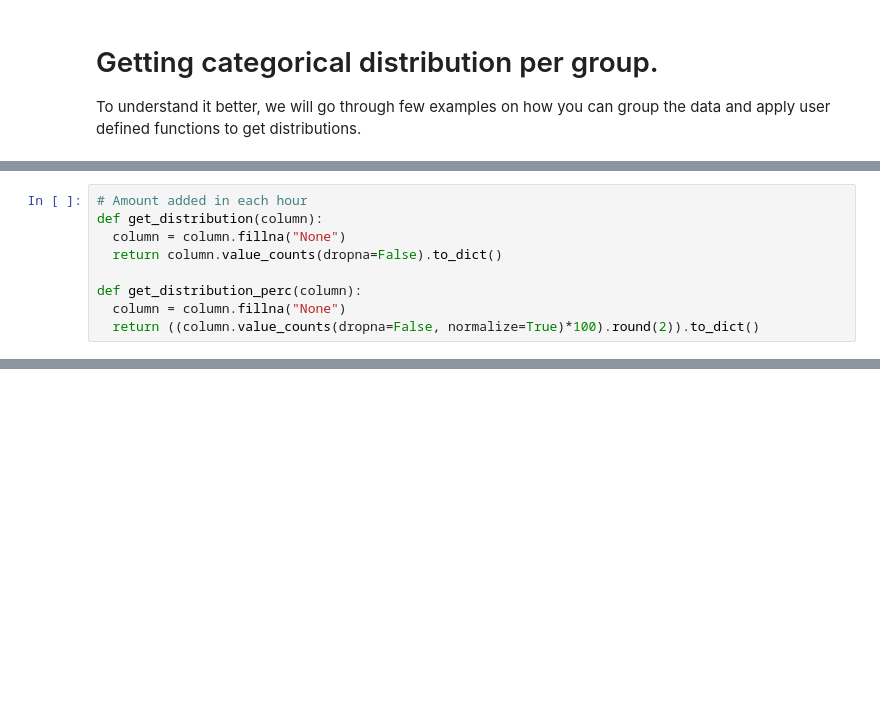
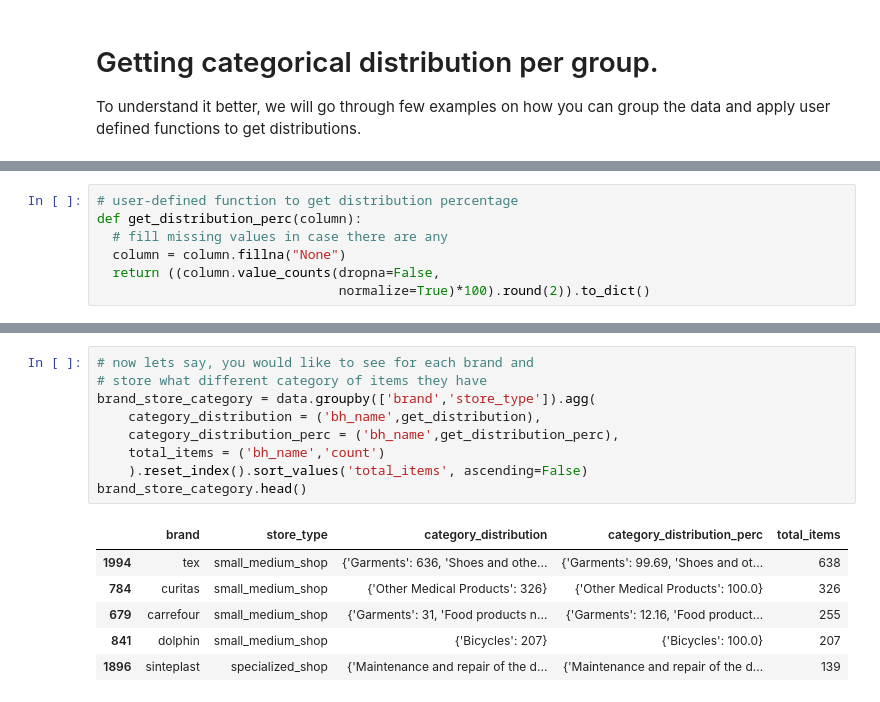
Before and after one commit to ankitgoel1602/data-science, a Jupyter notebook: data-analysis/pandas-groups/pandas_apply_user_defined_functions_on_groups.ipynb, the cells around one changed output, grey strips where cells are left out. Saved outputs shown, nothing was run; the diff lists cells and outputs as text; blank space fills up the shorter version.

Commit message:
The notebook for the Pandas groups blog with final changes

```diff
--- a/data-analysis/pandas-groups/pandas_apply_user_defined_functions_on_groups.ipynb
+++ b/data-analysis/pandas-groups/pandas_apply_user_defined_functions_on_groups.ipynb
@@ -58,9 +64,0 @@ To understand it better, we will go through few examples on how you can group th
-# %%
-# Amount added in each hour
-def get_distribution(column):
-  column = column.fillna("None")
-  return column.value_counts(dropna=False).to_dict()
-
-def get_distribution_perc(column):
-  column = column.fillna("None")
-  return ((column.value_counts(dropna=False, normalize=True)*100).round(2)).to_dict()
@@ -247,0 +88,7 @@ data.groupby([pd.Grouper(key='created_at', freq='M'), 'store_type'])\
+# %%
+# user-defined function to get distribution percentage
+def get_distribution_perc(column):
+  # fill missing values in case there are any
+  column = column.fillna("None")
+  return ((column.value_counts(dropna=False,
+                               normalize=True)*100).round(2)).to_dict()
@@ -247,0 +123,16 @@ data.groupby([pd.Grouper(key='created_at', freq='M'), 'store_type'])\
+# %%
+# now lets say, you would like to see for each brand and
+# store what different category of items they have
+brand_store_category = data.groupby(['brand','store_type']).agg(
+    category_distribution = ('bh_name',get_distribution),
+    category_distribution_perc = ('bh_name',get_distribution_perc),
+    total_items = ('bh_name','count')
+    ).reset_index().sort_values('total_items', ascending=False)
+brand_store_category.head()
+# %% [output]
+|  | brand | store_type | category_distribution | category_distribution_perc | total_items |
+| 1994 | tex | small_medium_shop | {'Garments': 636, 'Shoes and othe... | {'Garments': 99.69, 'Shoes and ot... | 638 |
+| 784 | curitas | small_medium_shop | {'Other Medical Products': 326} | {'Other Medical Products': 100.0} | 326 |
+| 679 | carrefour | small_medium_shop | {'Garments': 31, 'Food products n... | {'Garments': 12.16, 'Food product... | 255 |
+| 841 | dolphin | small_medium_shop | {'Bicycles': 207} | {'Bicycles': 100.0} | 207 |
+| 1896 | sinteplast | specialized_shop | {'Maintenance and repair of the d... | {'Maintenance and repair of the d... | 139 |
```
Also changed, not shown: parts of 47 cells of this notebook.
